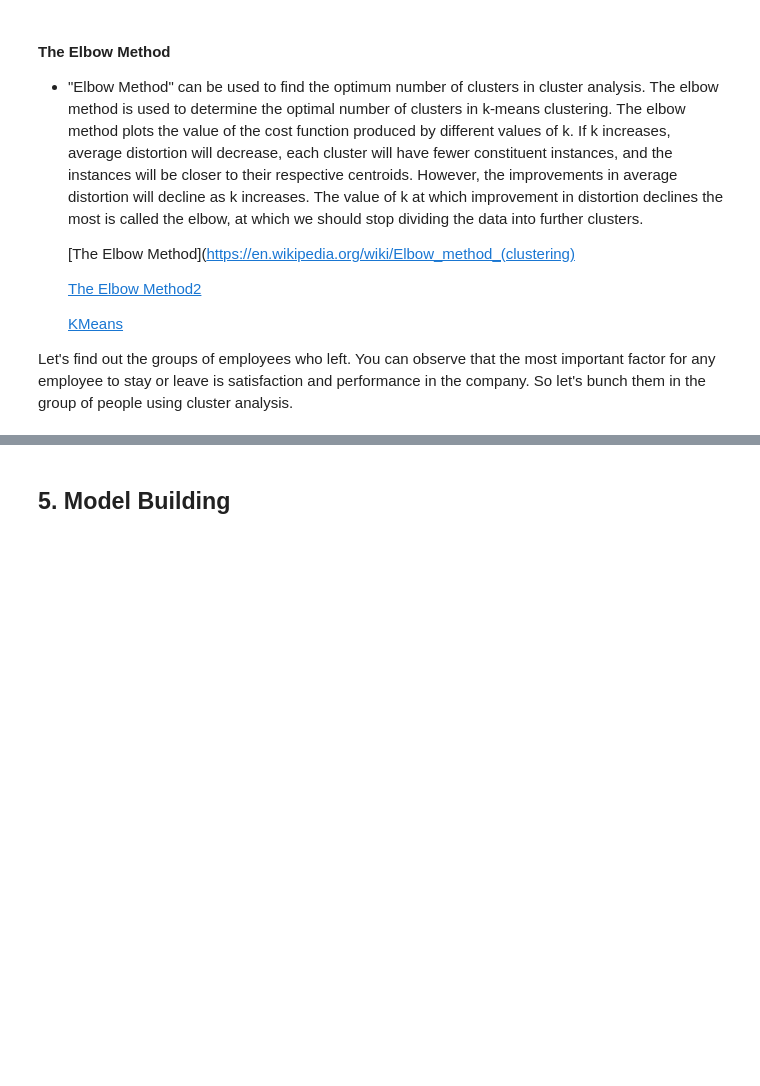
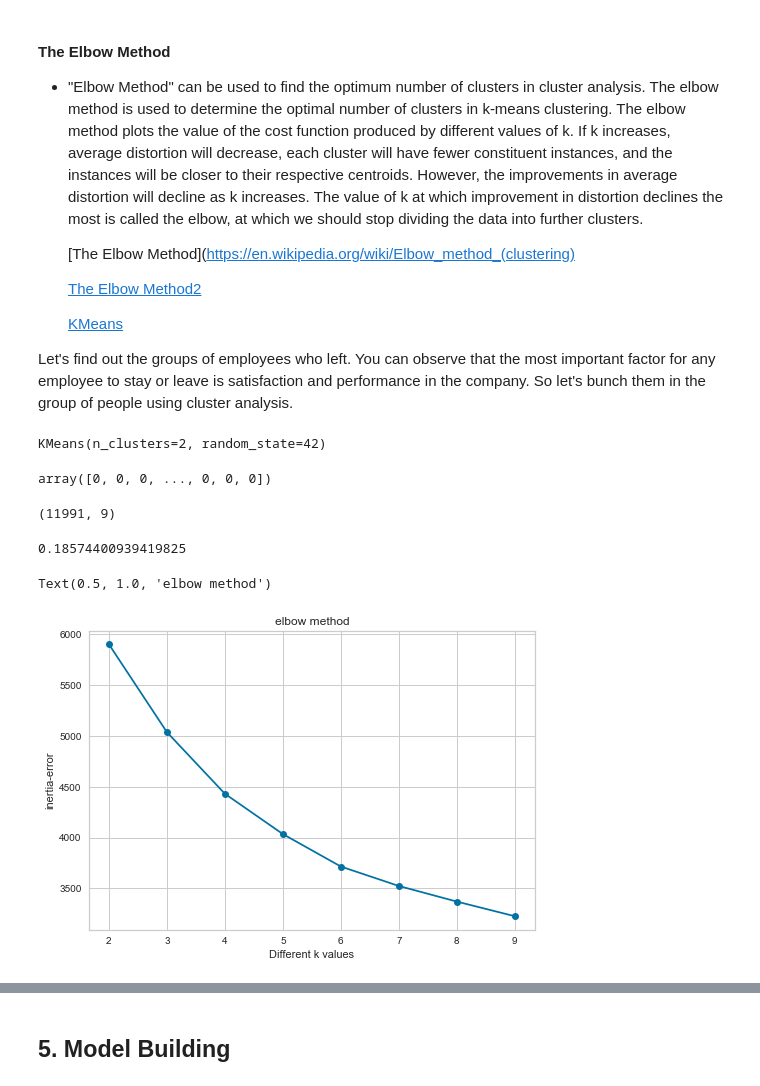
Before and after one commit to StephenKinggg/Data_Science_Course_Repo, a Jupyter notebook: 1. Projects_Assignment/32. Capstone Projects/2. Capstone_Projects(Customer Churn)/Churn Prediction_Student_Notebook.ipynb, the cells around one changed output, grey strips where cells are left out. Cells and saved outputs as stored; diff of their text form; code cells hidden in the pictures; blank space fills up the shorter version.

```diff
--- a/1. Projects_Assignment/32. Capstone Projects/2. Capstone_Projects(Customer Churn)/Churn Prediction_Student_Notebook.ipynb
+++ b/1. Projects_Assignment/32. Capstone Projects/2. Capstone_Projects(Customer Churn)/Churn Prediction_Student_Notebook.ipynb
@@ -153,3 +430,15 @@ Lots of machine learning algorithms require numerical input data, so you need to
     [KMeans](https://towardsdatascience.com/understanding-k-means-clustering-in-machine-learning-6a6e67336aa1)
 
 Let's find out the groups of employees who left. You can observe that the most important factor for any employee to stay or leave is satisfaction and performance in the company. So let's bunch them in the group of people using cluster analysis.
+# %%
+from sklearn.cluster import KMeans
+
+K_means_model = KMeans(n_clusters=2, random_state=42)
+# %%
+K_means_model.fit(X)
+# %% [output]
+KMeans(n_clusters=2, random_state=42)
+# %%
+K_means_model.fit_predict(X)
+# %% [output]
+array([0, 0, 0, ..., 0, 0, 0])
@@ -155,0 +447,25 @@ Let's find out the groups of employees who left. You can observe that the most i
+# %%
+X.shape
+# %% [output]
+(11991, 9)
+# %%
+hopkins(X, X.shape[0])
+# %% [output]
+0.18574400939419825
+# %%
+ssd = []
+
+K = range(2,10)                                          # k icin aralik.
+
+for k in K:
+    model = KMeans(init='k-means++',n_clusters =k, random_state=42)
+    model.fit(X)                                         # Her yeni k sayisina gore modeli egit.
+    ssd.append(model.inertia_)
+# %%
+plt.plot(K, ssd, "bo-")
+plt.xlabel("Different k values")
+plt.ylabel("inertia-error")
+plt.title("elbow method")
+# %% [output]
+Text(0.5, 1.0, 'elbow method')
+[figure, added]
```
Also changed, not shown: parts of 79 cells of this notebook.
